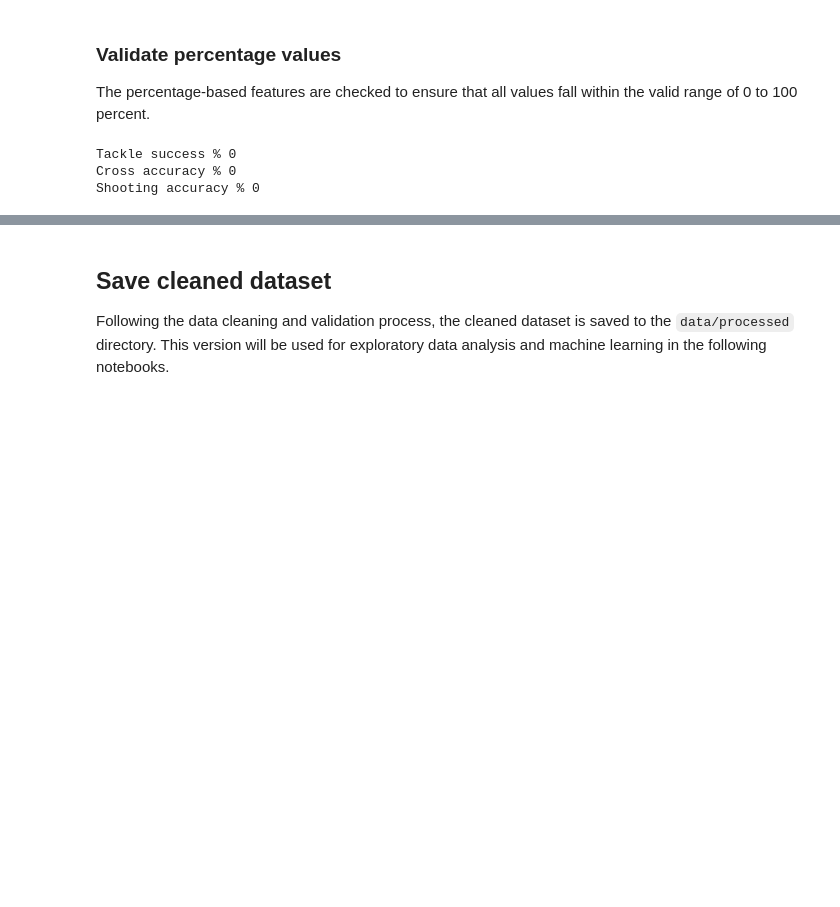
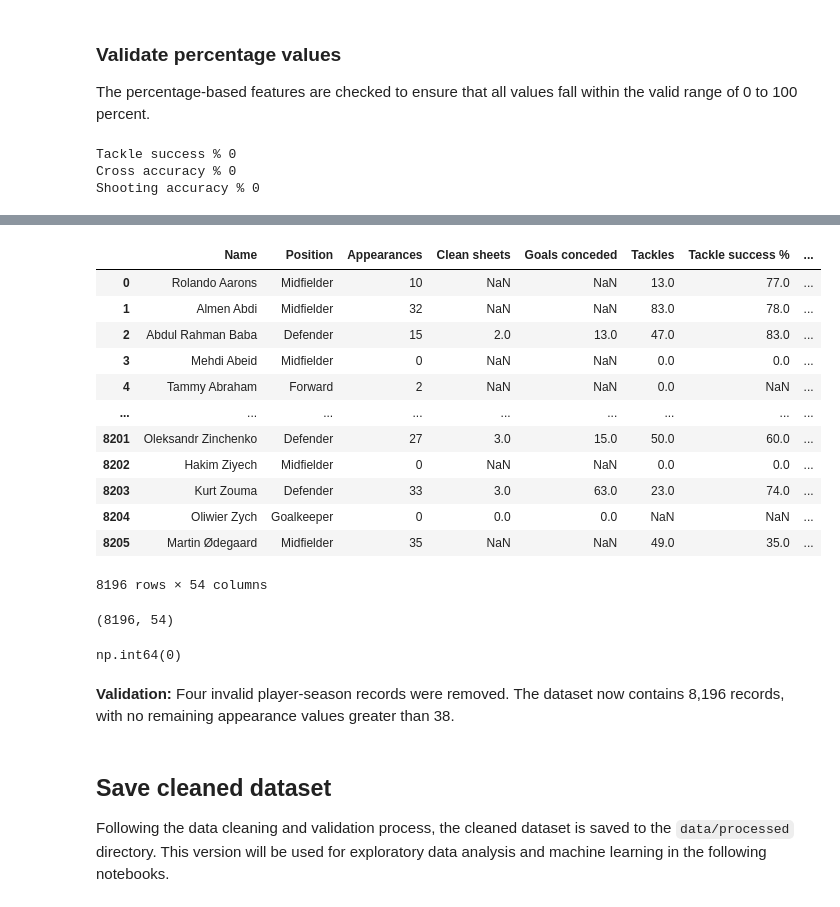
Before and after one commit to garethrogers28/premier-league-predictor, a Jupyter notebook: jupyter_notebooks/02_Data_Cleaning.ipynb, the cells around one changed output, grey strips where cells are left out. Cells and saved outputs as stored; diff of their text form; code cells hidden in the pictures; blank space fills up the shorter version.

Commit message:
Remove invalid player-season appearance records

```diff
--- a/jupyter_notebooks/02_Data_Cleaning.ipynb
+++ b/jupyter_notebooks/02_Data_Cleaning.ipynb
@@ -921,0 +938,16 @@ Shooting accuracy % 0
+# %%
+df[df["Appearances"] <= 38]
+# %% [output]
+|  | Name | Position | Appearances | Clean sheets | Goals conceded | Tackles | Tackle success % | ... |
+| 0 | Rolando Aarons | Midfielder | 10 | NaN | NaN | 13.0 | 77.0 | ... |
+| 1 | Almen Abdi | Midfielder | 32 | NaN | NaN | 83.0 | 78.0 | ... |
+| 2 | Abdul Rahman Baba | Defender | 15 | 2.0 | 13.0 | 47.0 | 83.0 | ... |
+| 3 | Mehdi Abeid | Midfielder | 0 | NaN | NaN | 0.0 | 0.0 | ... |
+| 4 | Tammy Abraham | Forward | 2 | NaN | NaN | 0.0 | NaN | ... |
+| ... | ... | ... | ... | ... | ... | ... | ... | ... |
+| 8201 | Oleksandr Zinchenko | Defender | 27 | 3.0 | 15.0 | 50.0 | 60.0 | ... |
+| 8202 | Hakim Ziyech | Midfielder | 0 | NaN | NaN | 0.0 | 0.0 | ... |
+| 8203 | Kurt Zouma | Defender | 33 | 3.0 | 63.0 | 23.0 | 74.0 | ... |
+| 8204 | Oliwier Zych | Goalkeeper | 0 | 0.0 | 0.0 | NaN | NaN | ... |
+| 8205 | Martin Ødegaard | Midfielder | 35 | NaN | NaN | 49.0 | 35.0 | ... |
+8196 rows × 54 columns
@@ -922,3 +956,13 @@ Shooting accuracy % 0
+# %%
+df.shape
+# %% [output]
+(8196, 54)
+# %%
+(df["Appearances"] > 38).sum()
+# %% [output]
+np.int64(0)
+# %% [markdown]
+**Validation:** Four invalid player-season records were removed. The dataset now contains 8,196 records, with no remaining appearance values greater than 38.
 # %% [markdown]
 ## Save cleaned dataset
 
```
Also changed, not shown: parts of 3 cells of this notebook, 3 other files.
